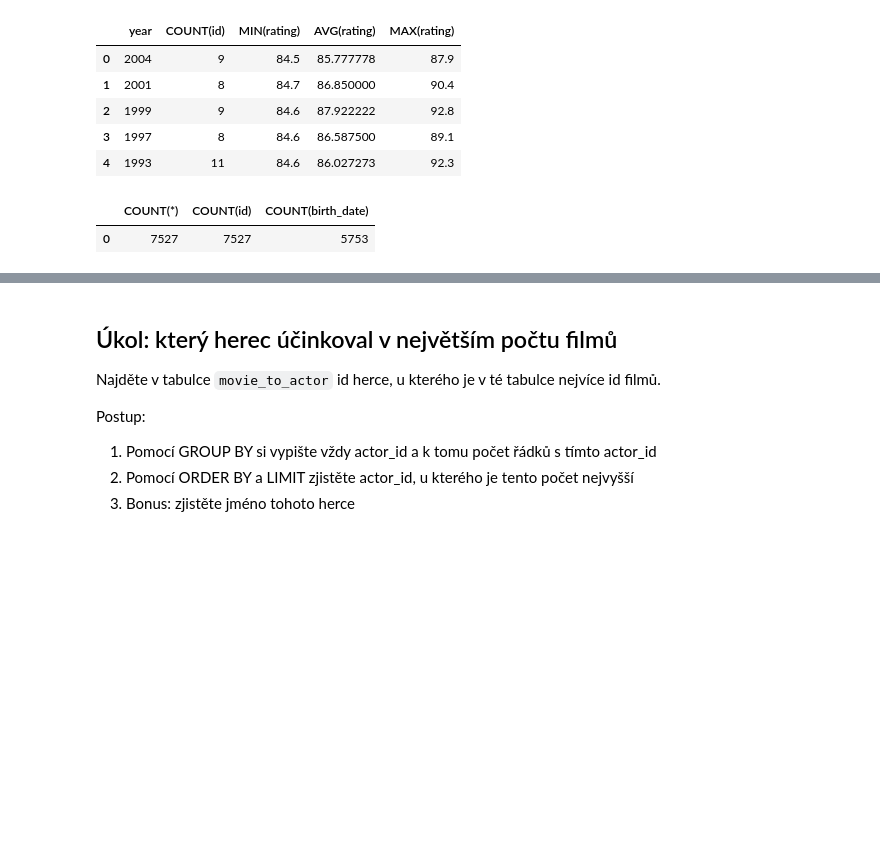
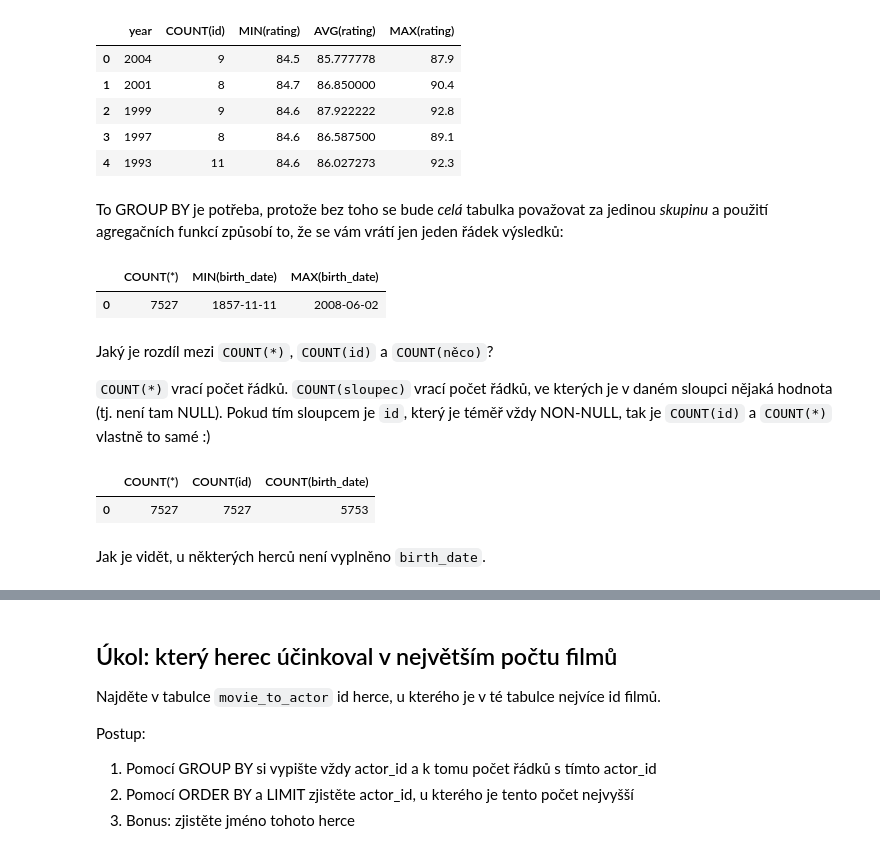
Before and after one commit to messa/naucse.python.cz, a Jupyter notebook: lessons/pydata/databases/index.ipynb, the cells around one changed output, grey strips where cells are left out. Saved outputs shown, nothing was run; the diff lists cells and outputs as text; code cells hidden in the pictures; blank space fills up the shorter version.

```diff
--- a/lessons/pydata/databases/index.ipynb
+++ b/lessons/pydata/databases/index.ipynb
@@ -494,6 +496,20 @@ pd.read_sql_query('''
 | 2 | 1999 | 9 | 84.6 | 87.922222 | 92.8 |
 | 3 | 1997 | 8 | 84.6 | 86.587500 | 89.1 |
 | 4 | 1993 | 11 | 84.6 | 86.027273 | 92.3 |
+# %% [markdown]
+To GROUP BY je potřeba, protože bez toho se bude *celá* tabulka považovat za jedinou *skupinu* a použití agregačních funkcí způsobí to, že se vám vrátí jen jeden řádek výsledků:
+# %%
+pd.read_sql_query('''
+    SELECT COUNT(*), MIN(birth_date), MAX(birth_date)
+    FROM actors
+    ''', engine)
+# %% [output]
+|  | COUNT(*) | MIN(birth_date) | MAX(birth_date) |
+| 0 | 7527 | 1857-11-11 | 2008-06-02 |
+# %% [markdown]
+Jaký je rozdíl mezi `COUNT(*)`, `COUNT(id)` a `COUNT(něco)`?
+
+`COUNT(*)` vrací počet řádků. `COUNT(sloupec)` vrací počet řádků, ve kterých je v daném sloupci nějaká hodnota (tj. není tam NULL). Pokud tím sloupcem je `id`, který je téměř vždy NON-NULL, tak je `COUNT(id)` a `COUNT(*)` vlastně to samé :)
 # %%
 pd.read_sql_query('''
     SELECT COUNT(*), COUNT(id), COUNT(birth_date)
@@ -502,6 +518,8 @@ pd.read_sql_query('''
 # %% [output]
 |  | COUNT(*) | COUNT(id) | COUNT(birth_date) |
 | 0 | 7527 | 7527 | 5753 |
+# %% [markdown]
+Jak je vidět, u některých herců není vyplněno `birth_date`.
 # %% [markdown]
 ## Struktura SQL dotazu
 
```
Also changed, not shown: parts of 7 cells of this notebook.
